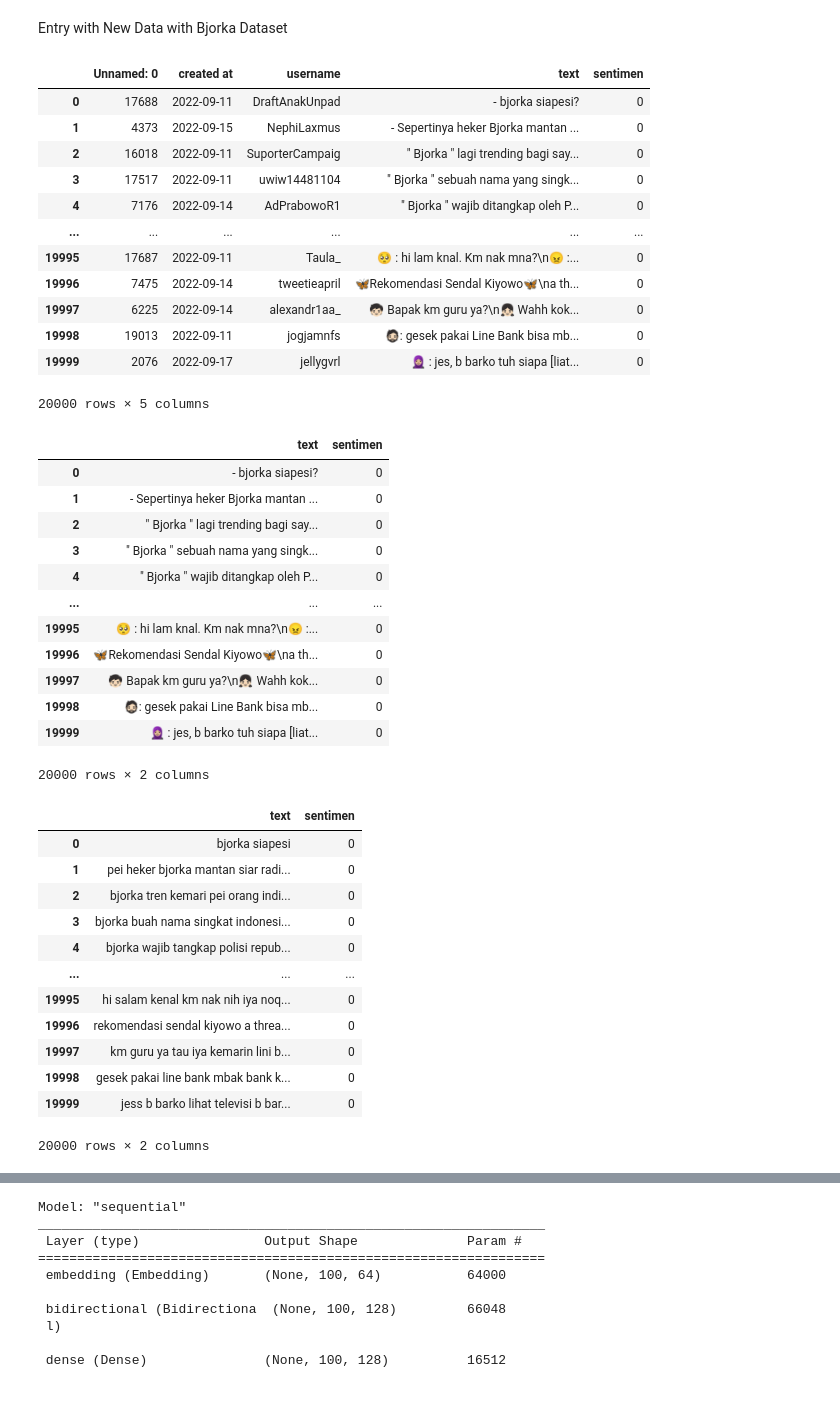
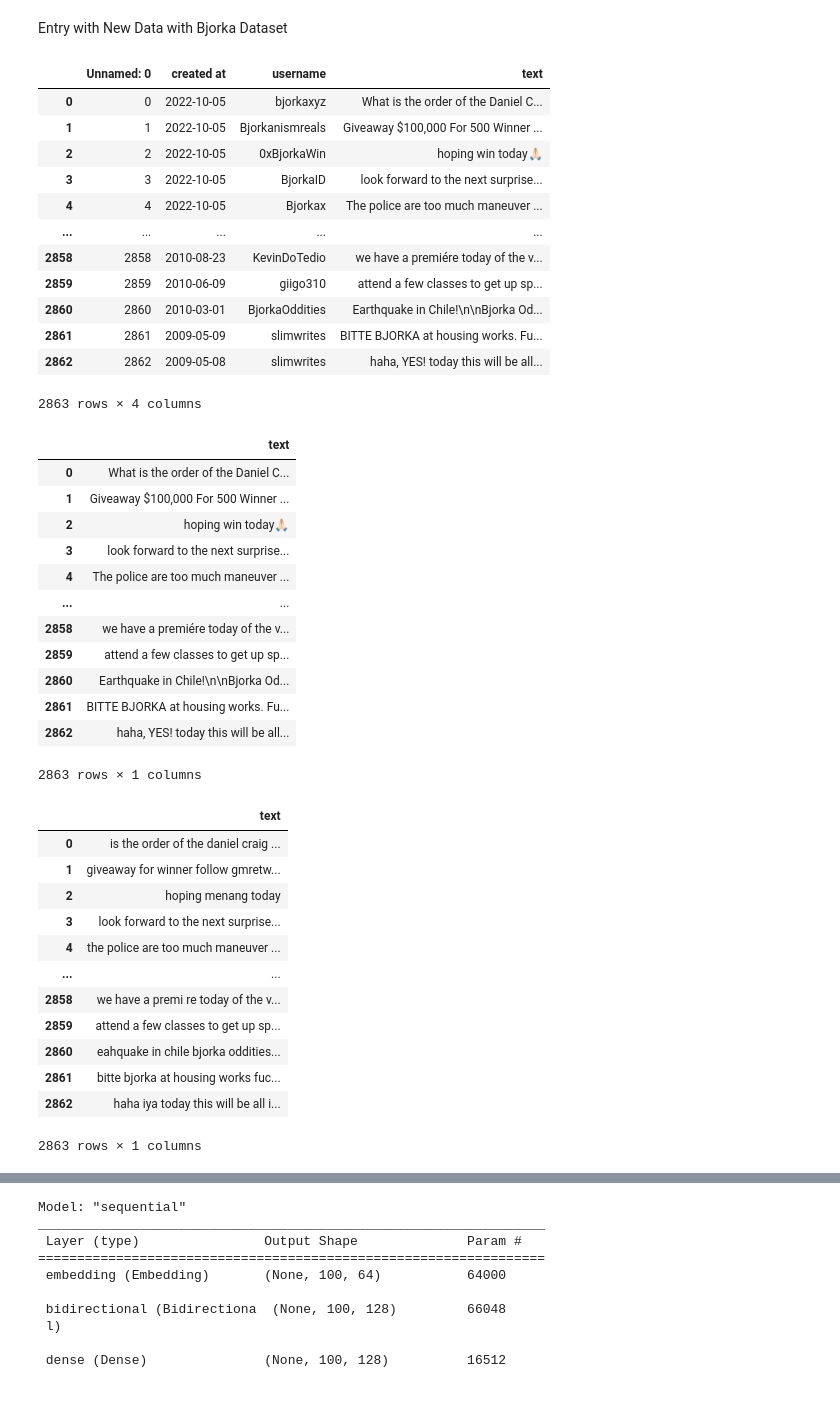
Before and after one commit to adrianuscharlie/ML-hate-speech-detection, a Jupyter notebook: notebook.ipynb, the cells around one changed output, grey strips where cells are left out. Cells and saved outputs as stored; diff of their text form; code cells hidden in the pictures.

```diff
--- a/notebook.ipynb
+++ b/notebook.ipynb
@@ -220,41 +71,41 @@ stopword=stopword.rename(columns={0:'stopwords'})
 kamus_alay=pd.read_csv('data/new_kamusalay.csv',header=None,encoding='latin-1')
 kamus_alay=kamus_alay.rename(columns={0:'asli',1:'baru'})
 # %%
-bjorka=pd.read_excel('./Data/bjorka.xlsx')
+bjorka=pd.read_excel('./Data/bjorka_english.xlsx')
 bjorka
 # %% [output]
-|  | Unnamed: 0 | created at | username | text | sentimen |
-| 0 | 17688 | 2022-09-11 | DraftAnakUnpad | - bjorka siapesi? | 0 |
-| 1 | 4373 | 2022-09-15 | NephiLaxmus | - Sepertinya heker Bjorka mantan ... | 0 |
-| 2 | 16018 | 2022-09-11 | SuporterCampaig | " Bjorka " lagi trending bagi say... | 0 |
-| 3 | 17517 | 2022-09-11 | uwiw14481104 | " Bjorka " sebuah nama yang singk... | 0 |
-| 4 | 7176 | 2022-09-14 | AdPrabowoR1 | " Bjorka " wajib ditangkap oleh P... | 0 |
-| ... | ... | ... | ... | ... | ... |
-| 19995 | 17687 | 2022-09-11 | Taula_ | 🥺 : hi lam knal. Km nak mna?\n😠 :... | 0 |
-| 19996 | 7475 | 2022-09-14 | tweetieapril | 🦋Rekomendasi Sendal Kiyowo🦋\na th... | 0 |
-| 19997 | 6225 | 2022-09-14 | alexandr1aa_ | 🧒🏻 Bapak km guru ya?\n👧🏻 Wahh kok... | 0 |
-| 19998 | 19013 | 2022-09-11 | jogjamnfs | 🧔🏻: gesek pakai Line Bank bisa mb... | 0 |
-| 19999 | 2076 | 2022-09-17 | jellygvrl | 🧕🏼 : jes, b barko tuh siapa [liat... | 0 |
+|  | Unnamed: 0 | created at | username | text |
+| 0 | 0 | 2022-10-05 | bjorkaxyz | What is the order of the Daniel C... |
+| 1 | 1 | 2022-10-05 | Bjorkanismreals | Giveaway $100,000 For 500 Winner ... |
+| 2 | 2 | 2022-10-05 | 0xBjorkaWin | hoping win today🙏🏻 |
+| 3 | 3 | 2022-10-05 | BjorkaID | look forward to the next surprise... |
+| 4 | 4 | 2022-10-05 | Bjorkax | The police are too much maneuver ... |
+| ... | ... | ... | ... | ... |
+| 2858 | 2858 | 2010-08-23 | KevinDoTedio | we have a premiére today of the v... |
+| 2859 | 2859 | 2010-06-09 | giigo310 | attend a few classes to get up sp... |
+| 2860 | 2860 | 2010-03-01 | BjorkaOddities | Earthquake in Chile!\n\nBjorka Od... |
+| 2861 | 2861 | 2009-05-09 | slimwrites | BITTE BJORKA at housing works. Fu... |
+| 2862 | 2862 | 2009-05-08 | slimwrites | haha, YES! today this will be all... |
-20000 rows × 5 columns
+2863 rows × 4 columns
 # %%
 del bjorka['created at']
 del bjorka ['Unnamed: 0']
 del bjorka ['username']
 bjorka
 # %% [output]
-|  | text | sentimen |
-| 0 | - bjorka siapesi? | 0 |
-| 1 | - Sepertinya heker Bjorka mantan ... | 0 |
-| 2 | " Bjorka " lagi trending bagi say... | 0 |
-| 3 | " Bjorka " sebuah nama yang singk... | 0 |
-| 4 | " Bjorka " wajib ditangkap oleh P... | 0 |
-| ... | ... | ... |
-| 19995 | 🥺 : hi lam knal. Km nak mna?\n😠 :... | 0 |
-| 19996 | 🦋Rekomendasi Sendal Kiyowo🦋\na th... | 0 |
-| 19997 | 🧒🏻 Bapak km guru ya?\n👧🏻 Wahh kok... | 0 |
-| 19998 | 🧔🏻: gesek pakai Line Bank bisa mb... | 0 |
-| 19999 | 🧕🏼 : jes, b barko tuh siapa [liat... | 0 |
+|  | text |
+| 0 | What is the order of the Daniel C... |
+| 1 | Giveaway $100,000 For 500 Winner ... |
+| 2 | hoping win today🙏🏻 |
+| 3 | look forward to the next surprise... |
+| 4 | The police are too much maneuver ... |
+| ... | ... |
+| 2858 | we have a premiére today of the v... |
+| 2859 | attend a few classes to get up sp... |
+| 2860 | Earthquake in Chile!\n\nBjorka Od... |
+| 2861 | BITTE BJORKA at housing works. Fu... |
+| 2862 | haha, YES! today this will be all... |
-20000 rows × 2 columns
+2863 rows × 1 columns
 # %%
 #normalize alay
 alay=dict(zip(kamus_alay['asli'],kamus_alay['baru']))
@@ -264,19 +115,19 @@ def normalizeAlay(text):
 bjorka['text']=bjorka['text'].apply(preProcessing)
 bjorka
 # %% [output]
-|  | text | sentimen |
-| 0 | bjorka siapesi | 0 |
-| 1 | pei heker bjorka mantan siar radi... | 0 |
-| 2 | bjorka tren kemari pei orang indi... | 0 |
-| 3 | bjorka buah nama singkat indonesi... | 0 |
-| 4 | bjorka wajib tangkap polisi repub... | 0 |
-| ... | ... | ... |
-| 19995 | hi salam kenal km nak nih iya noq... | 0 |
-| 19996 | rekomendasi sendal kiyowo a threa... | 0 |
-| 19997 | km guru ya tau iya kemarin lini b... | 0 |
-| 19998 | gesek pakai line bank mbak bank k... | 0 |
-| 19999 | jess b barko lihat televisi b bar... | 0 |
+|  | text |
+| 0 | is the order of the daniel craig ... |
+| 1 | giveaway for winner follow gmretw... |
+| 2 | hoping menang today |
+| 3 | look forward to the next surprise... |
+| 4 | the police are too much maneuver ... |
+| ... | ... |
+| 2858 | we have a premi re today of the v... |
+| 2859 | attend a few classes to get up sp... |
+| 2860 | eahquake in chile bjorka oddities... |
+| 2861 | bitte bjorka at housing works fuc... |
+| 2862 | haha iya today this will be all i... |
-20000 rows × 2 columns
+2863 rows × 1 columns
 # %%
 bjorka.to_excel('./Data/bjorka_clean.xlsx')
 # %%
```
Also changed, not shown: parts of 29 cells of this notebook, 10 other files.
